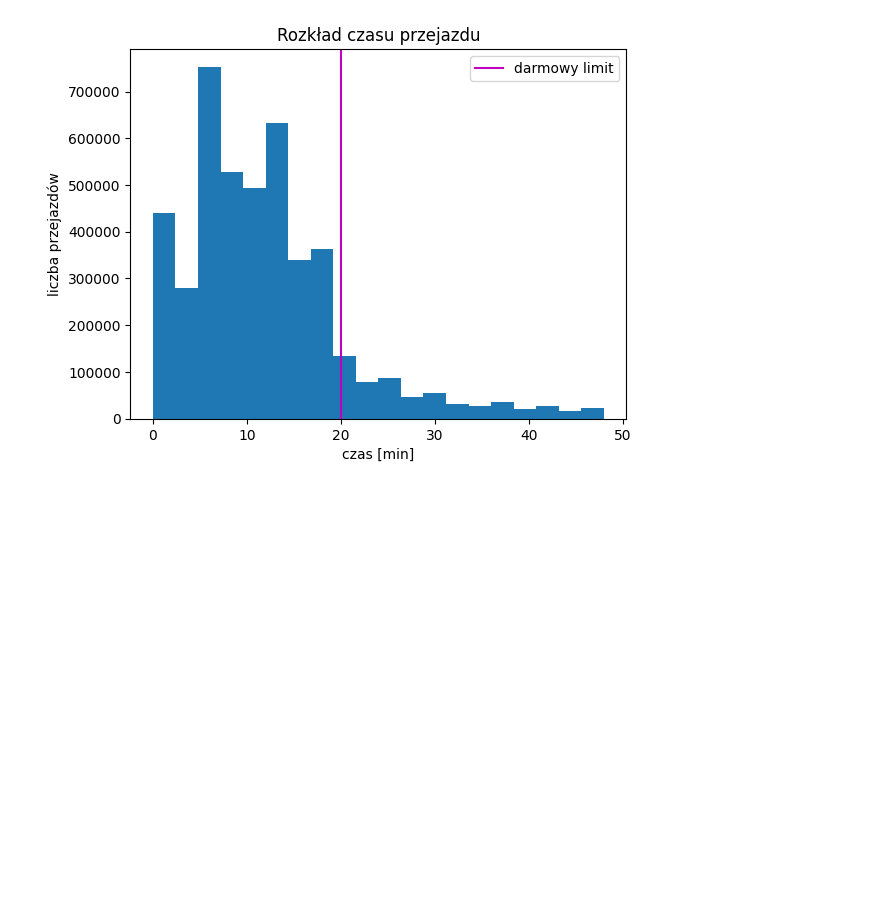
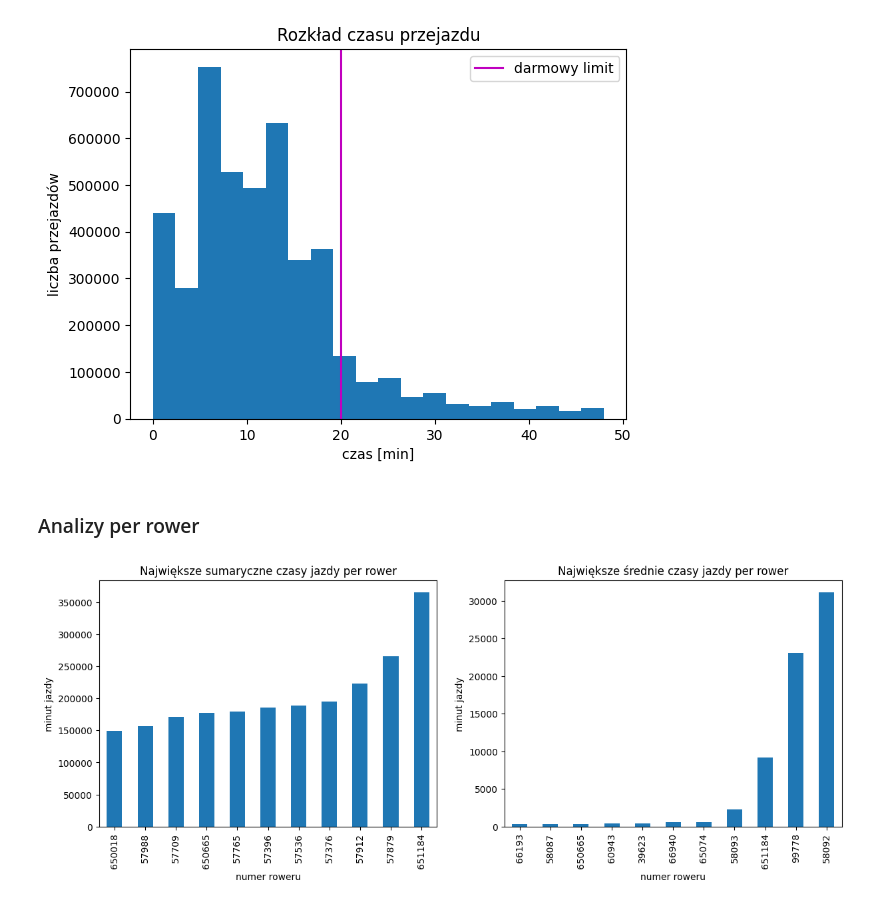
Before and after one commit to hbrt-rdzk/wroclaw-bicycles-network, a Jupyter notebook: notebooks/data_analysis.ipynb, the cells around one changed output. Saved outputs shown, nothing was run; the diff lists cells and outputs as text; code cells hidden in the pictures; blank space fills up the shorter version.

Commit message:
analiza i grafy w rozbiciu na rowery

```diff
--- a/notebooks/data_analysis.ipynb
+++ b/notebooks/data_analysis.ipynb
@@ -78,3 +79,22 @@ ax.legend()
 plt.show()
 # %% [output]
 [figure]
+# %% [markdown]
+### Analizy per rower
+# %%
+bikes_durations_sums = bikes_df.groupby(by='bike_number')['duration'].sum().sort_values()
+bikes_durations_means = bikes_df.groupby(by='bike_number')['duration'].mean().sort_values()
+bikes_durations_counts = bikes_df.groupby(by='bike_number')['duration'].count().sort_values()
+# %%
+# wykres słupkowy łącznego czasu przejazdu dla 10 z największym czasem
+fig, axes = plt.subplots(1, 2, figsize=(6.4*2.25, 4.8))
+bikes_durations_sums.iloc[-11:].plot(kind='bar', ax=axes[0])
+bikes_durations_means.iloc[-11:].plot(kind='bar', ax=axes[1])
+axes[0].set_title('Największe sumaryczne czasy jazdy per rower')
+axes[1].set_title('Największe średnie czasy jazdy per rower')
+for ax in axes:
+    ax.set_xlabel('numer roweru')
+    ax.set_ylabel('minut jazdy')
+plt.show()
+# %% [output]
+[figure, added]
```
Also changed, not shown: parts of 14 cells of this notebook.
